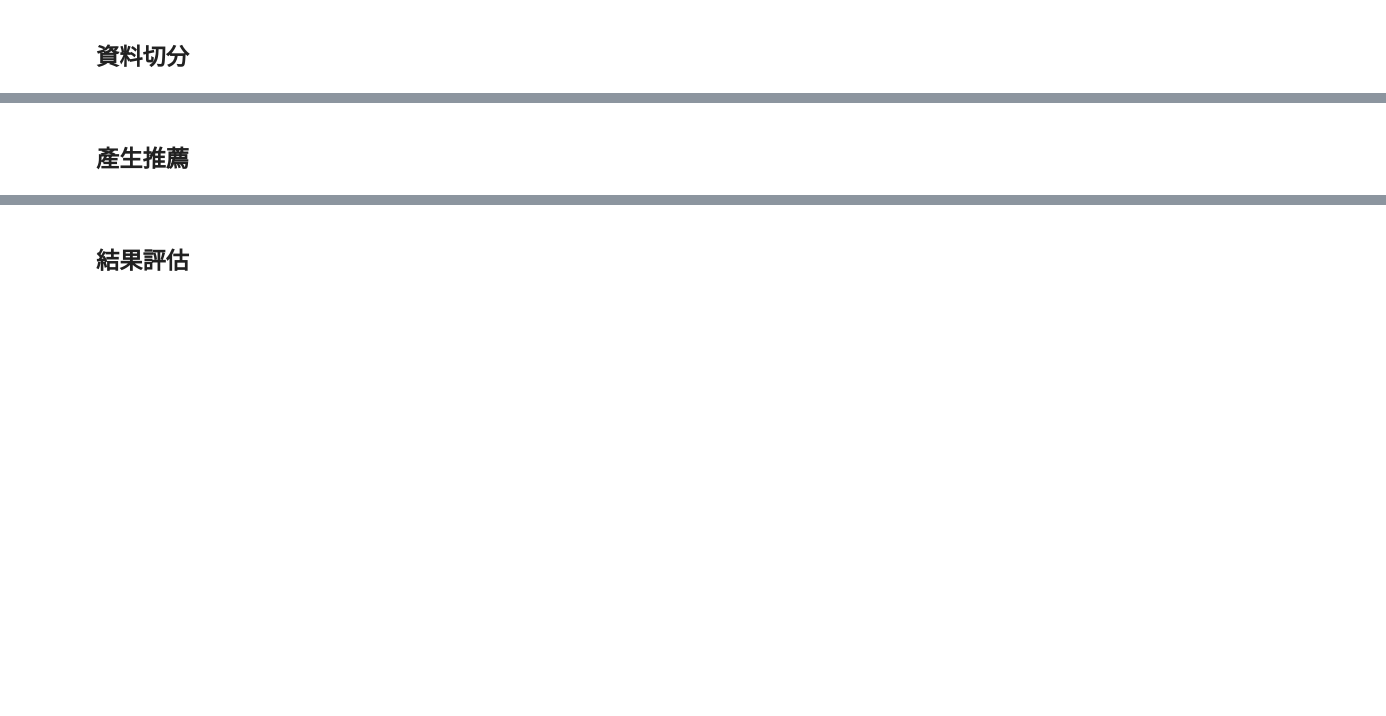
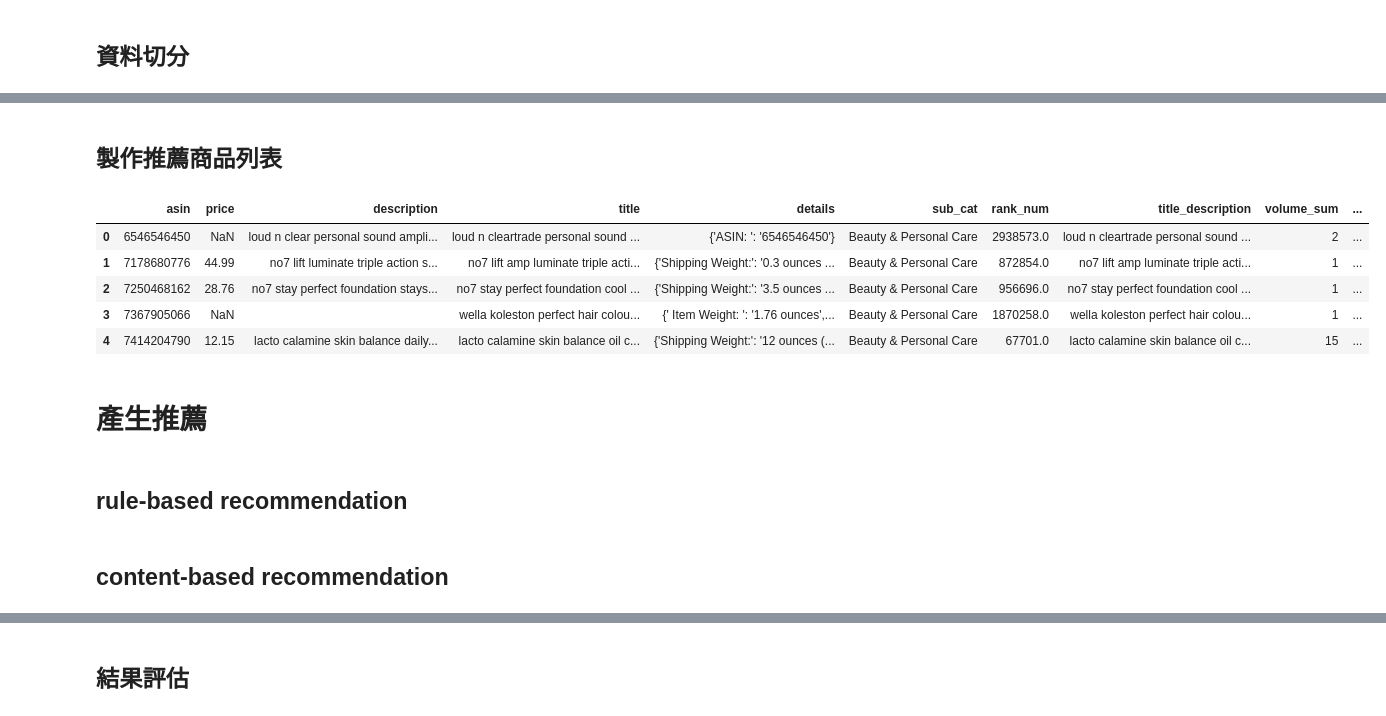
Before and after one commit to milanazhang/data-course-sample, a Jupyter notebook: content-based.ipynb, the cells around one changed output, grey strips where cells are left out. Saved outputs shown, nothing was run; the diff lists cells and outputs as text; code cells hidden in the pictures; blank space fills up the shorter version.

```diff
--- a/content-based.ipynb
+++ b/content-based.ipynb
@@ -419,2 +450,54 @@ Name: title, Length: 32488, dtype: object
+# %% [markdown]
+## 製作推薦商品列表
+# %%
+#將also_buy與also_view欄位經排序過後的結果存入also_buy_sort與also_view_sort欄位
+metadata_df["also_buy_dict"] = metadata_df["also_buy"].apply(lambda x: {k:product_weight[k] if len(x) != 0 and product_weight.get(k)!=None else 40000 for k in x})
+metadata_df["also_view_dict"] = metadata_df["also_view"].apply(lambda x: {k:product_weight[k] if len(x) != 0 and product_weight.get(k)!=None else 40000 for k in x})
+metadata_df["also_buy_sort"] = metadata_df["also_buy_dict"].apply(lambda x : [k for k, v in sorted(x.items(), key=lambda item: item[1]) if v!=40000])
+metadata_df["also_view_sort"] = metadata_df["also_view_dict"].apply(lambda x : [k for k, v in sorted(x.items(), key=lambda item: item[1]) if v!=40000])
+metadata_df.drop(["also_buy","also_view","also_buy_dict","also_view_dict"],axis=1,inplace = True)
+# %%
+#將similar_item經排序後存入similar_item_sort的欄位
+metadata_df["similar_item_weight"] = metadata_df["similar_item"].apply(lambda x : {i:product_weight[i] for i in x if product_weight.get(i)!=None} if isinstance(x,list) else {})
+metadata_df["similar_item_sort"] = metadata_df["similar_item_weight"].apply(lambda x : [k for k, v in sorted(x.items(), key=lambda item: item[1]) if v!=40000])
+# %%
+#將同品牌的商品做成商品串
+import warnings
+warnings.filterwarnings("ignore")
+metadata_df['brand'].fillna("notfound",inplace=True)
+brand_dict = {d["brand"]:d["asin"] for d in metadata_df.groupby("brand").agg(list).reset_index()[['brand','asin']].to_dict("record")}
+# %%
+#將同品牌的商品排序存入same_brand_item_sort欄位
+brand_weight_dict = {}
+for i in brand_dict.keys():
+  if brand_dict[i]!="notfound":
+    tmp_dict = {}
+    for k in brand_dict[i]:
+      if product_weight.get(k) != None:
+        tmp_dict[k] = product_weight[k]
+    brand_weight_dict[i] = tmp_dict
+brand_weight_sorted_dict = {k:[vk for vk,vv in sorted(v.items(),key=lambda item:item[1])] for k,v in brand_weight_dict.items()}
+
+same_brand_item_list = []
+for i in metadata_df["brand"].to_list():
+  if brand_dict[i]!="notfound":
+    same_brand_item_list.append(brand_weight_sorted_dict[i])
+  else:
+    same_brand_item_list.append({})
+
+metadata_df["same_brand_item_sort"] = same_brand_item_list
+# %%
+#drop掉用不到的欄位
+metadata_df.drop(["similar_item","similar_item_weight","brand","volume_good","repurchase_num","purchase_sum"],axis=1,inplace=True)
+metadata_df.head()
+# %% [output]
+|  | asin | price | description | title | details | sub_cat | rank_num | title_description | volume_sum | ... |
+| 0 | 6546546450 | NaN | loud n clear personal sound ampli... | loud n cleartrade personal sound ... | {'ASIN: ': '6546546450'} | Beauty & Personal Care | 2938573.0 | loud n cleartrade personal sound ... | 2 | ... |
+| 1 | 7178680776 | 44.99 | no7 lift luminate triple action s... | no7 lift amp luminate triple acti... | {'Shipping Weight:': '0.3 ounces ... | Beauty & Personal Care | 872854.0 | no7 lift amp luminate triple acti... | 1 | ... |
+| 2 | 7250468162 | 28.76 | no7 stay perfect foundation stays... | no7 stay perfect foundation cool ... | {'Shipping Weight:': '3.5 ounces ... | Beauty & Personal Care | 956696.0 | no7 stay perfect foundation cool ... | 1 | ... |
+| 3 | 7367905066 | NaN |  | wella koleston perfect hair colou... | {' Item Weight: ': '1.76 ounces',... | Beauty & Personal Care | 1870258.0 | wella koleston perfect hair colou... | 1 | ... |
+| 4 | 7414204790 | 12.15 | lacto calamine skin balance daily... | lacto calamine skin balance oil c... | {'Shipping Weight:': '12 ounces (... | Beauty & Personal Care | 67701.0 | lacto calamine skin balance oil c... | 15 | ... |
 # %% [markdown]
-## 產生推薦
+# 產生推薦
+# %% [markdown]
+## rule-based recommendation
@@ -420,0 +596,2 @@ Name: title, Length: 32488, dtype: object
+# %% [markdown]
+## content-based recommendation
```
Also changed, not shown: parts of 43 cells of this notebook.
